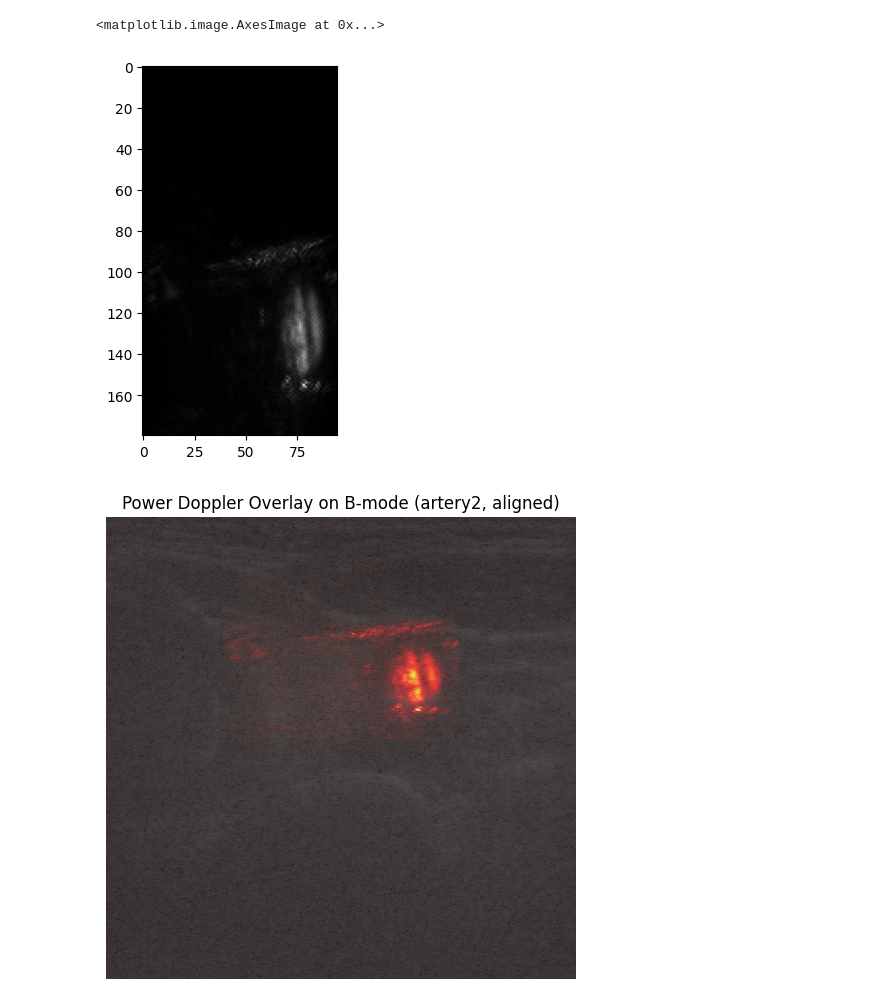
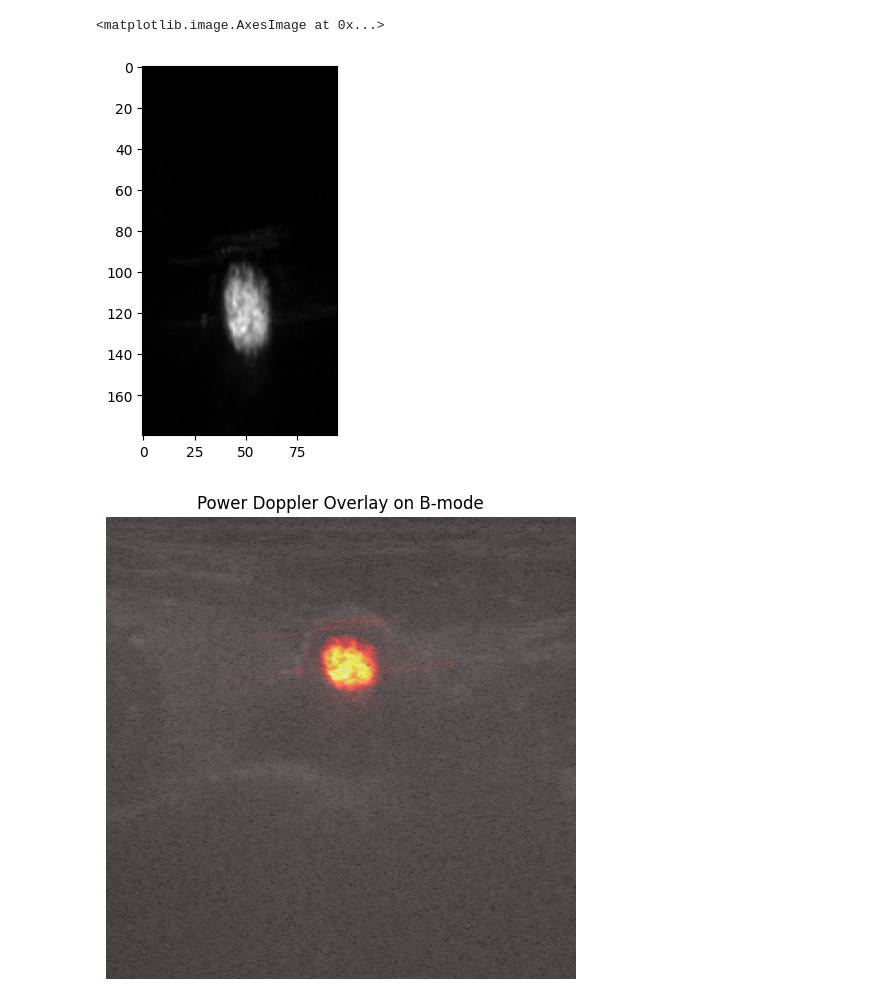
Before and after one commit to MUNHYUNBOO/Medical-Image-Processing, a Jupyter notebook: task3.ipynb, the cells around one changed output. Saved outputs shown, nothing was run; the diff lists cells and outputs as text; code cells hidden in the pictures.

```diff
--- a/task3.ipynb
+++ b/task3.ipynb
@@ -2,7 +2,7 @@
 import numpy as np
 import matplotlib.pyplot as plt
 import cv2
-IQdata = np.load('/home/mhb0917/의료영상처리/202255646/artery_IQData_bmode.npy')
+IQdata = np.load('/home/mhb0917/의료영상처리/202255646/artery3_IData_bmode.npy')
 shape = IQdata.shape
 print(shape)
 IQdata = abs(IQdata)
@@ -16,10 +16,13 @@ plt.imshow(img_log, cmap='gray')
 import numpy as np
 import matplotlib.pyplot as plt
 
-iq_data = np.load('/home/mhb0917/의료영상처리/202255646/artery_IQData_doppler_reshape.npy')
+i_data = np.load('/home/mhb0917/의료영상처리/202255646/artery3_IData_doppler.npy')
+q_data = np.load('/home/mhb0917/의료영상처리/202255646/artery3_QData_doppler.npy')
+iq_data = i_data + 1j * q_data
+#iq_data = abs(iq_data)
 shape = iq_data.shape
 print(shape)
 
-plt.imshow(iq_data[:,:,100], cmap='gray')
+#plt.imshow(iq_data[:,:,100], cmap='gray')
 # %% [output]
 (180, 95, 300)
@@ -67,34 +65,36 @@ power_doppler_filtered = np.mean(np.abs(A_filtered)**2, axis=1)
 plt.imshow(power_doppler_filtered.reshape(180, 95), cmap='gray')
 # %% [output]
 <matplotlib.image.AxesImage at 0x...>
-[figure, old version]
+[figure, new version]
 # %%
+import matplotlib.cm as cm
+
 bmode_rgb = np.stack([img_log]*3, axis=-1)
 bmode_rgb = bmode_rgb / np.max(bmode_rgb)
 doppler_img = power_doppler_filtered.reshape(depth, lateral)
 # 4. Doppler 해상도 보정 (x축 0.2mm → 0.1mm로 보간: 2배 확대)
 scale_x = 0.2 / 0.1
 doppler_resized = cv2.resize(doppler_img, (int(lateral * scale_x), depth))  # shape: (180, 190)
 # 5. 중심 정렬 (Doppler: (0, 47.5) → B-mode: (0, 190))
 bmode_h, bmode_w = bmode_rgb.shape[:2]
 doppler_h, doppler_w = doppler_resized.shape[:2]
 dx = int(190 - 47.5 * scale_x)  # lateral offset
 
 # 6. 도플러 패딩 삽입 (B-mode 크기에 맞춰 위치 맞추기)
 doppler_padded = np.zeros((bmode_h, bmode_w))
 doppler_padded[0:doppler_h, dx:dx + doppler_w] = doppler_resized / np.max(doppler_resized)
 
 # 7. hot color map + alpha 블렌딩
 doppler_colored = cm.hot(doppler_padded)[..., :3]
-alpha = 0.7
+alpha = 0.6
 overlay = (1 - alpha) * bmode_rgb + alpha * doppler_colored
 overlay = np.clip(overlay, 0, 1)
 
 # 8. 결과 출력
 plt.figure(figsize=(10, 6))
 plt.imshow(overlay)
 plt.title("Power Doppler Overlay on B-mode")
 plt.axis('off')
 plt.show()
 # %% [output]
-[figure, old version]
+[figure, new version]
```
Also changed, not shown: parts of 5 cells of this notebook.
